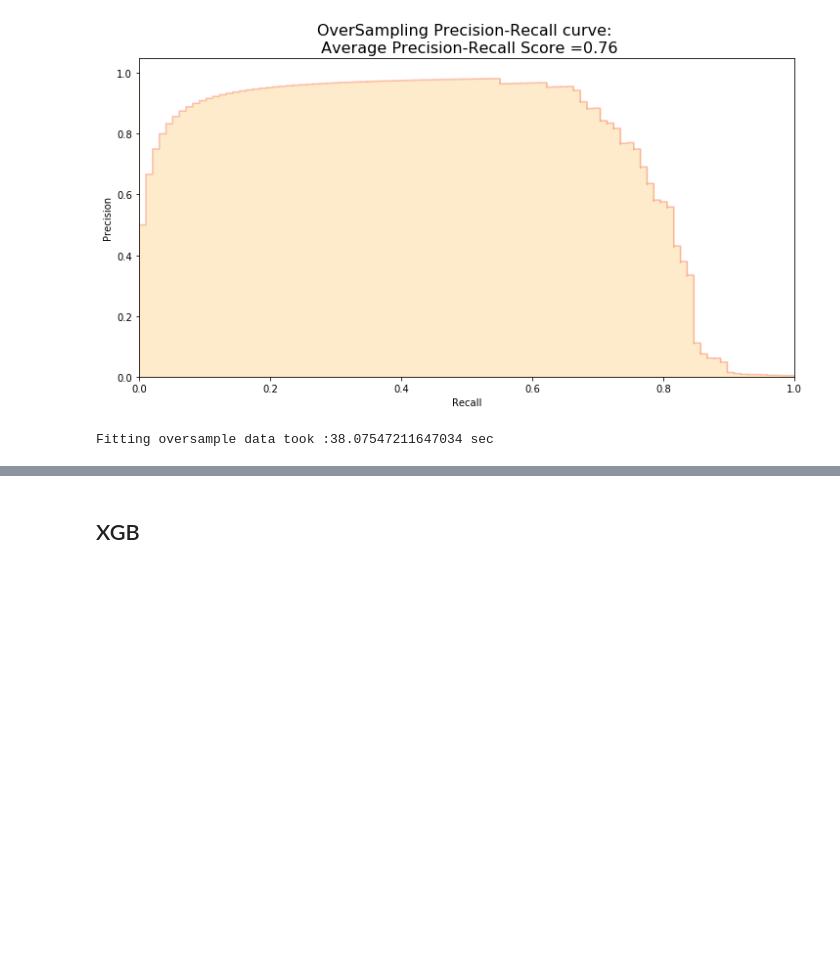
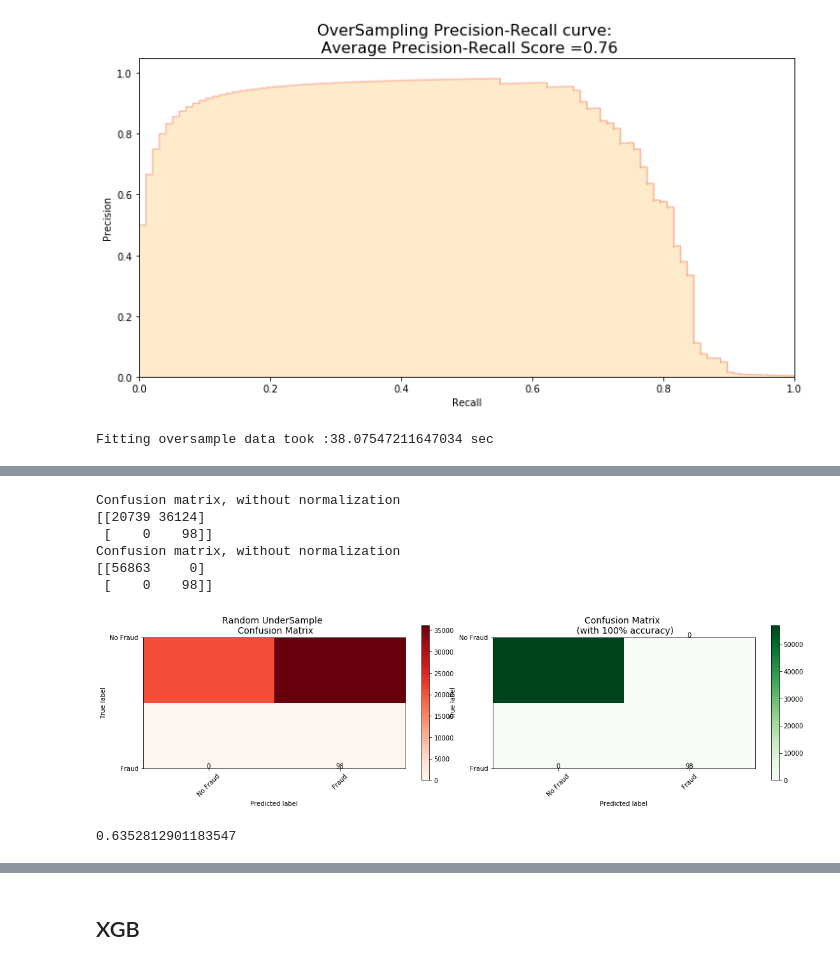
Before and after one commit to jcanque777/credit_card_fraud, a Jupyter notebook: creditcardfraud.ipynb, the cells around one changed output, grey strips where cells are left out. Cells and saved outputs as stored; diff of their text form; code cells hidden in the pictures; blank space fills up the shorter version.

```diff
--- a/creditcardfraud.ipynb
+++ b/creditcardfraud.ipynb
@@ -1204,0 +1317,16 @@ Fitting oversample data took :38.07547211647034 sec
+# %%
+import keras
+from keras import backend as K
+from keras.models import Sequential
+from keras.layers import Activation
+from keras.layers.core import Dense
+from keras.optimizers import Adam
+from keras.metrics import categorical_crossentropy
+
+n_inputs = X_train.shape[1]
+
+undersample_model = Sequential([
+    Dense(n_inputs, input_shape=(n_inputs, ), activation='relu'),
+    Dense(32, activation='relu'),
+    Dense(2, activation='softmax')
+])
@@ -1204,0 +1352,4 @@ Fitting oversample data took :38.07547211647034 sec
+# %%
+undersample_model.compile(Adam(lr=0.001), loss='sparse_categorical_crossentropy', metrics=['accuracy'])
+# %%
+undersample_model.fit(X_train, y_train, validation_split=0.2, batch_size=25, epochs=20, shuffle=True, verbose=2)
@@ -1204,0 +1377,2 @@ Fitting oversample data took :38.07547211647034 sec
+# %%
+undersample_fraud_predictions = undersample_model.predict_classes(original_Xtest, batch_size=200, verbose=0)
@@ -1204,0 +1416,24 @@ Fitting oversample data took :38.07547211647034 sec
+# %%
+undersample_cm = confusion_matrix(original_ytest, undersample_fraud_predictions)
+actual_cm = confusion_matrix(original_ytest, original_ytest)
+labels = ['No Fraud', 'Fraud']
+
+fig = plt.figure(figsize=(16,8))
+
+fig.add_subplot(221)
+plot_confusion_matrix(undersample_cm, labels, title="Random UnderSample \n Confusion Matrix", cmap=plt.cm.Reds)
+
+fig.add_subplot(222)
+plot_confusion_matrix(actual_cm, labels, title="Confusion Matrix \n (with 100% accuracy)", cmap=plt.cm.Greens)
+# %% [output]
+Confusion matrix, without normalization
+[[20739 36124]
+ [    0    98]]
+Confusion matrix, without normalization
+[[56863     0]
+ [    0    98]]
+[figure, added]
+# %%
+36124/(20739+36124)
+# %% [output]
+0.6352812901183547
```
Also changed, not shown: parts of 16 cells of this notebook.
